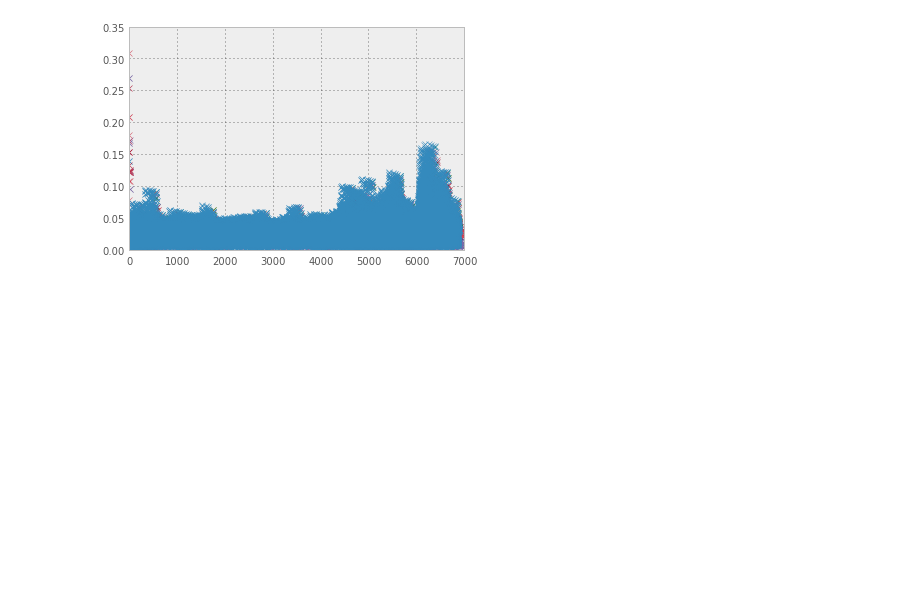
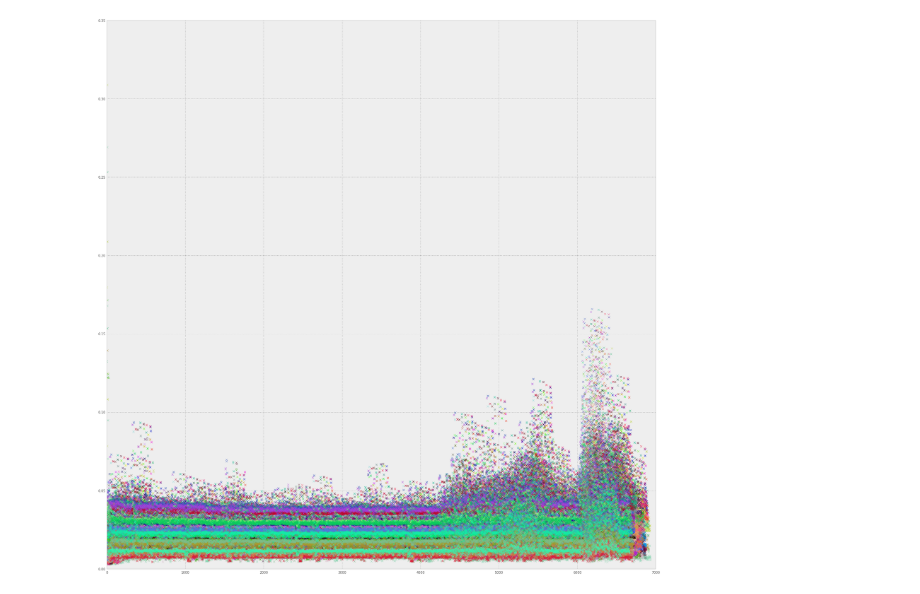
Before and after one commit to asazonov/MobileMiddleware, a Jupyter notebook: broker_test.ipynb, the cells around one changed output. Drawn from its saved outputs; the diff is of its cells as text; code cells hidden in the pictures; blank space fills up the shorter version.

Commit message:
Discarding outdated brokers seems to work

```diff
--- a/broker_test.ipynb
+++ b/broker_test.ipynb
@@ -30,8 +32,9 @@ timestamp    6698  non-null values
 time         6698  non-null values
 dtypes: float64(3), object(3)]
 # %%
-plt.figure()
+plt.figure(figsize=(30,30))
 for data in data_list:
-    data.plot(y="time", style = "x")
+    data.plot(y="time", style = "x", c=numpy.random.rand(3,))
+#plt.savefig("broker-test.png", format='png')
 # %% [output]
-[figure, old version]
+[figure, new version]
```
Also changed, not shown: parts of 1 cell of this notebook, 4 other files.
